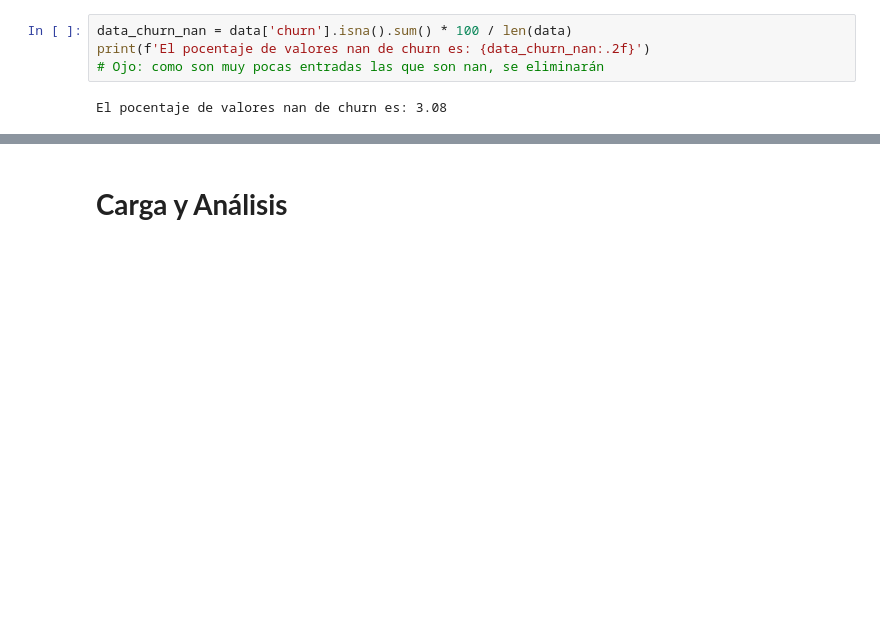
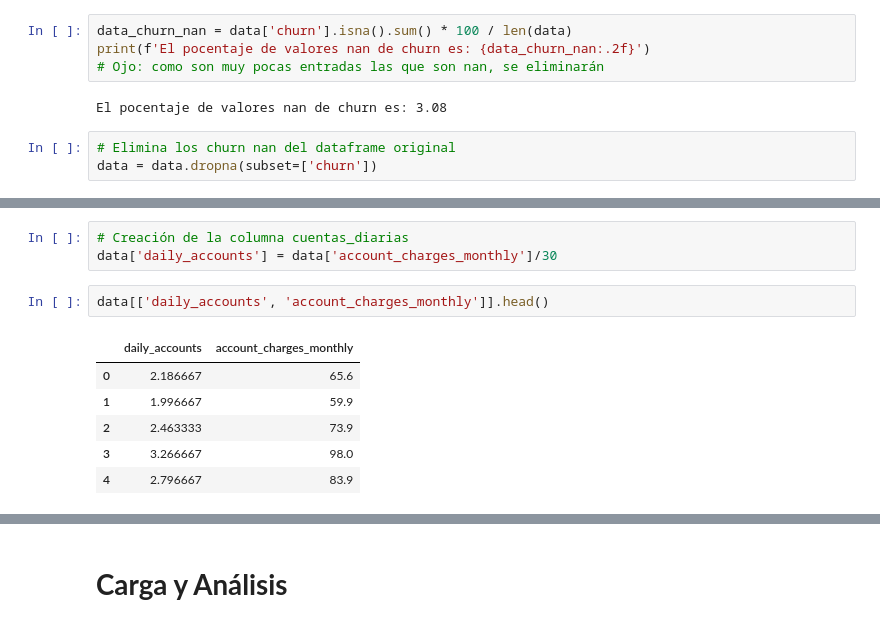
Before and after one commit to AndreaCisneros/challenge-telecomx, a Jupyter notebook: TelecomX.ipynb, the cells around one changed output, grey strips where cells are left out. Cells and saved outputs as stored; diff of their text form; blank space fills up the shorter version.

```diff
--- a/TelecomX.ipynb
+++ b/TelecomX.ipynb
@@ -274,3 +274,6 @@ print(f'El pocentaje de valores nan de churn es: {data_churn_nan:.2f}')
 # Ojo: como son muy pocas entradas las que son nan, se eliminarán
 # %% [output]
 El pocentaje de valores nan de churn es: 3.08
+# %%
+# Elimina los churn nan del dataframe original
+data = data.dropna(subset=['churn'])
@@ -276,0 +288,12 @@ El pocentaje de valores nan de churn es: 3.08
+# %%
+# Creación de la columna cuentas_diarias
+data['daily_accounts'] = data['account_charges_monthly']/30
+# %%
+data[['daily_accounts', 'account_charges_monthly']].head()
+# %% [output]
+|  | daily_accounts | account_charges_monthly |
+| 0 | 2.186667 | 65.6 |
+| 1 | 1.996667 | 59.9 |
+| 2 | 2.463333 | 73.9 |
+| 3 | 3.266667 | 98.0 |
+| 4 | 2.796667 | 83.9 |
```
Also changed, not shown: parts of 12 cells of this notebook.
